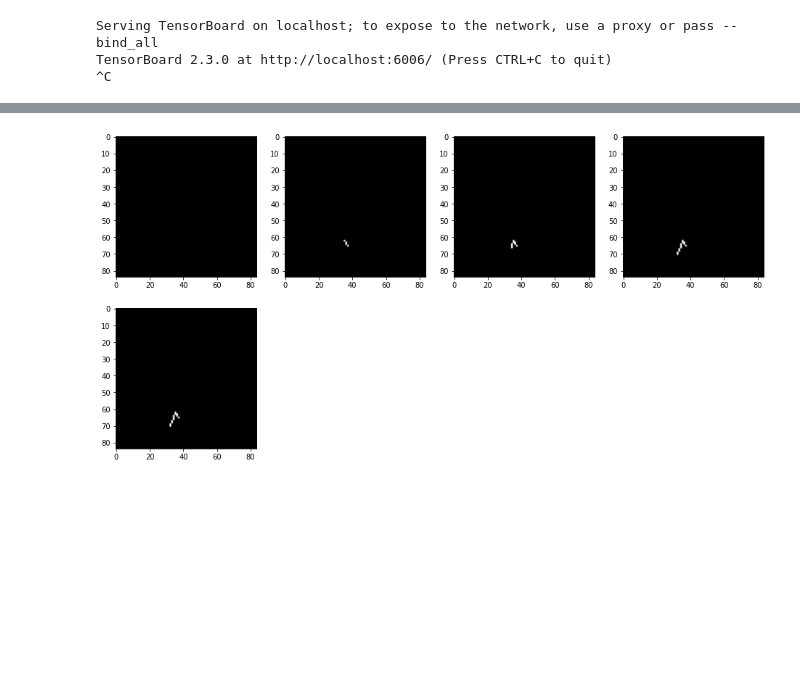
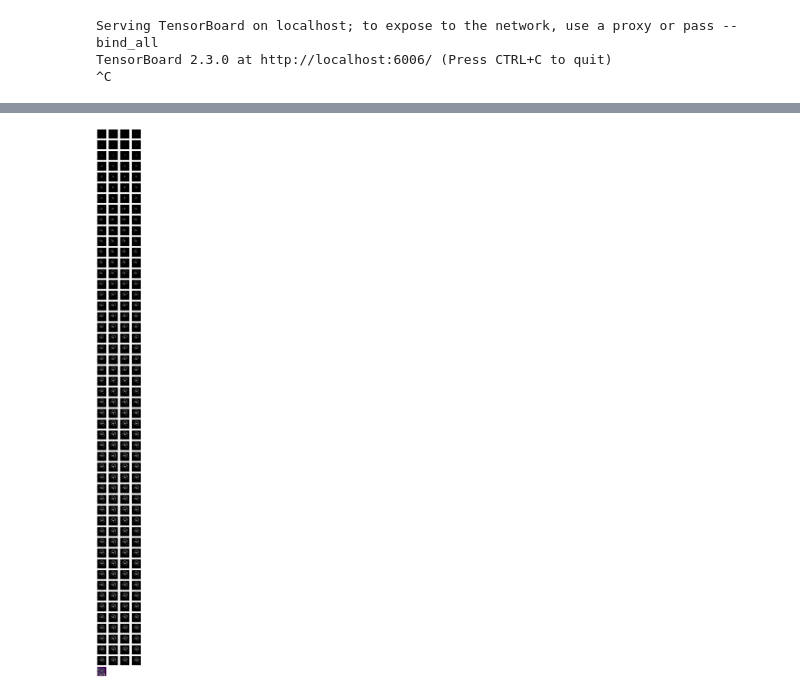
Before and after one commit to shrr98/sketching, a Jupyter notebook: coba.ipynb, the cells around one changed output, grey strips where cells are left out. Saved outputs shown, nothing was run; the diff lists cells and outputs as text; code cells hidden in the pictures; blank space fills up the shorter version.

Commit message:
Adding save model and video

```diff
--- a/coba.ipynb
+++ b/coba.ipynb
@@ -64,7 +64,7 @@ class DoodleSDQModel():
         reduce_lr = ReduceLROnPlateau(monitor='val_loss', factor=0.3, patience=7, verbose=1)
         early_stopping = EarlyStopping(monitor='val_loss', min_delta=0, patience=15, verbose=1)
         tensorboard = TensorBoard(
-                              log_dir='logs/layer2048-242-2',
+                              log_dir='logs/layer2048-242-curr-2',
                               histogram_freq=0,
                               write_images=True
                             )
@@ -76,7 +76,7 @@ class DoodleSDQModel():
                                       validation_steps= len(validation_data),\
                                       epochs=epochs, \
                                       initial_epoch=init_epoch,\
-                                      callbacks=[reduce_lr, early_stopping, tensorboard], \
+                                      callbacks=[reduce_lr, tensorboard], \
 #                                       class_weight=self.class_weight, \
                                       verbose=1)
 
@@ -160,3 +140,3 @@ keras.utils.plot_model(model1.model, "doodle_sdq.png", show_shapes=True)
 # %%
-model1.train(training_gen, valid_gen, 100, init_epoch=0)
+model1.train(training_gen, valid_gen, 150, init_epoch=0)
 # %% [output]
@@ -355,6 +266,7 @@ plt.show()
 from drawing_env import Drawer
 import numpy as np
 import matplotlib.pyplot as plt
+import cv2
 
 def generate_test(drawer, strokes=32):
     actions = np.random.randint(0, 242, strokes)
@@ -362,14 +274,32 @@ def generate_test(drawer, strokes=32):
         drawer.do_action(action)
 
     return drawer.get_canvas()
+
+def get_image(path):
+    img = cv2.imread(path)
+    img = cv2.resize(img, (84,84))
+    img = cv2.cvtColor(img, cv2.COLOR_RGB2GRAY)
+    img = 1-(img / 255)
+    print(img)
+    img = np.array(img, dtype=np.float)
+    print(img.shape, type(img), img.dtype)
+    return img
 # %%
 from copy import deepcopy
 
 drawer_test = Drawer()
 drawer_test.reset()
+drawer_test.set_pen_position((40,40))
+strokes = 500
+
 drawer_ref = deepcopy(drawer_test)
-strokes = 4
-ref = generate_test(drawer_ref, strokes)
+# Test using random stroke
+# ref = generate_test(drawer_ref, strokes)
+
+# Test using image
+ref = get_image('../Sketch/PhotoSketch/Exp/PhotoSketch/Results/International_Flower_Day_1200x1200.png')
+drawer_ref.set_canvas(ref)
+
 
 fig=plt.figure(figsize=(16, 8))
 cols = 8
@@ -394,7 +324,7 @@ for i in range(strokes):
     x = np.expand_dims(x, axis=0)
     p = np.expand_dims(p, axis=0)
 
-    pred = model1.model.predict([x,p])
+    pred = model.predict([x,p])
     action = np.argmax(pred)
     drawer_test.do_action(action)
     canvas.append(drawer_test.get_canvas())
@@ -403,13 +341,13 @@ for i in range(strokes):
 # %%
 cols = 4
-rows = strokes/cols + 1
+rows = strokes//cols + 1
 fig=plt.figure(figsize=(4*cols, 4*rows))
 
 for i in range(strokes):
     fig.add_subplot(rows, cols, i+1)
     plt.imshow(canvas[i], cmap='gray')
 fig.add_subplot(rows, cols, strokes+1)
-plt.imshow(ref, cmap='gray')
+plt.imshow(ref)
 plt.show()
 # %% [output]
-[figure, old version]
+[figure, new version]
```
Also changed, not shown: parts of 19 cells of this notebook.
